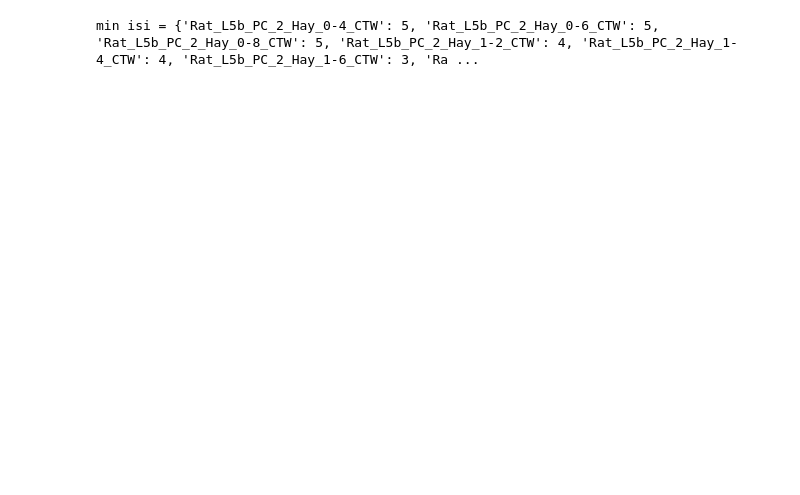
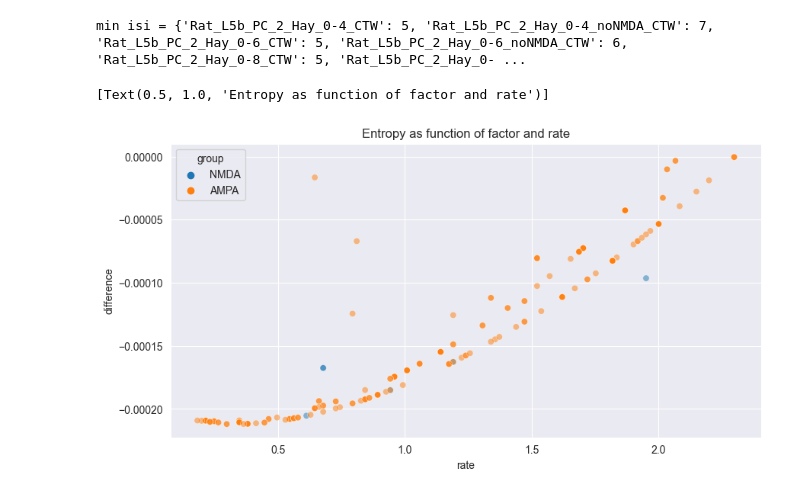
Before and after one commit to NitzanLux/neuron_mi, a Jupyter notebook: entropy_CTW_eval.ipynb, the cells around one changed output. Cells and saved outputs as stored; diff of their text form; code cells hidden in the pictures; blank space fills up the shorter version.

```diff
--- a/entropy_CTW_eval.ipynb
+++ b/entropy_CTW_eval.ipynb
@@ -179,5 +201,15 @@ for i in df['full_tag'].unique():
 # %%
-c.add_normalized(df)
+c.add_normalized(df, False)
 # %% [output]
-min isi = {'Rat_L5b_PC_2_Hay_0-4_CTW': 5, 'Rat_L5b_PC_2_Hay_0-6_CTW': 5, 'Rat_L5b_PC_2_Hay_0-8_CTW': 5, 'Rat_L5b_PC_2_Hay_1-2_CTW': 4, 'Rat_L5b_PC_2_Hay_1-4_CTW': 4, 'Rat_L5b_PC_2_Hay_1-6_CTW': 3, 'Ra ...
+min isi = {'Rat_L5b_PC_2_Hay_0-4_CTW': 5, 'Rat_L5b_PC_2_Hay_0-4_noNMDA_CTW': 7, 'Rat_L5b_PC_2_Hay_0-6_CTW': 5, 'Rat_L5b_PC_2_Hay_0-6_noNMDA_CTW': 6, 'Rat_L5b_PC_2_Hay_0-8_CTW': 5, 'Rat_L5b_PC_2_Hay_0- ...
+# %%
+#maximum entropy vs the value itself
+temp_df = df.copy()
+temp_df['difference'] = df['normalizing_factor'] - df['entropy']
+temp_df = temp_df[temp_df['difference'] < 0]
+sns.scatterplot(data=temp_df, x="rate", y="difference", hue="group", sizes=(5, 200), alpha=0.5).set(
+    title='Entropy as function of factor and rate')
+# %% [output]
+[Text(0.5, 1.0, 'Entropy as function of factor and rate')]
+[figure, added]
 # %%
```
Also changed, not shown: parts of 11 cells of this notebook, 1 other file.
